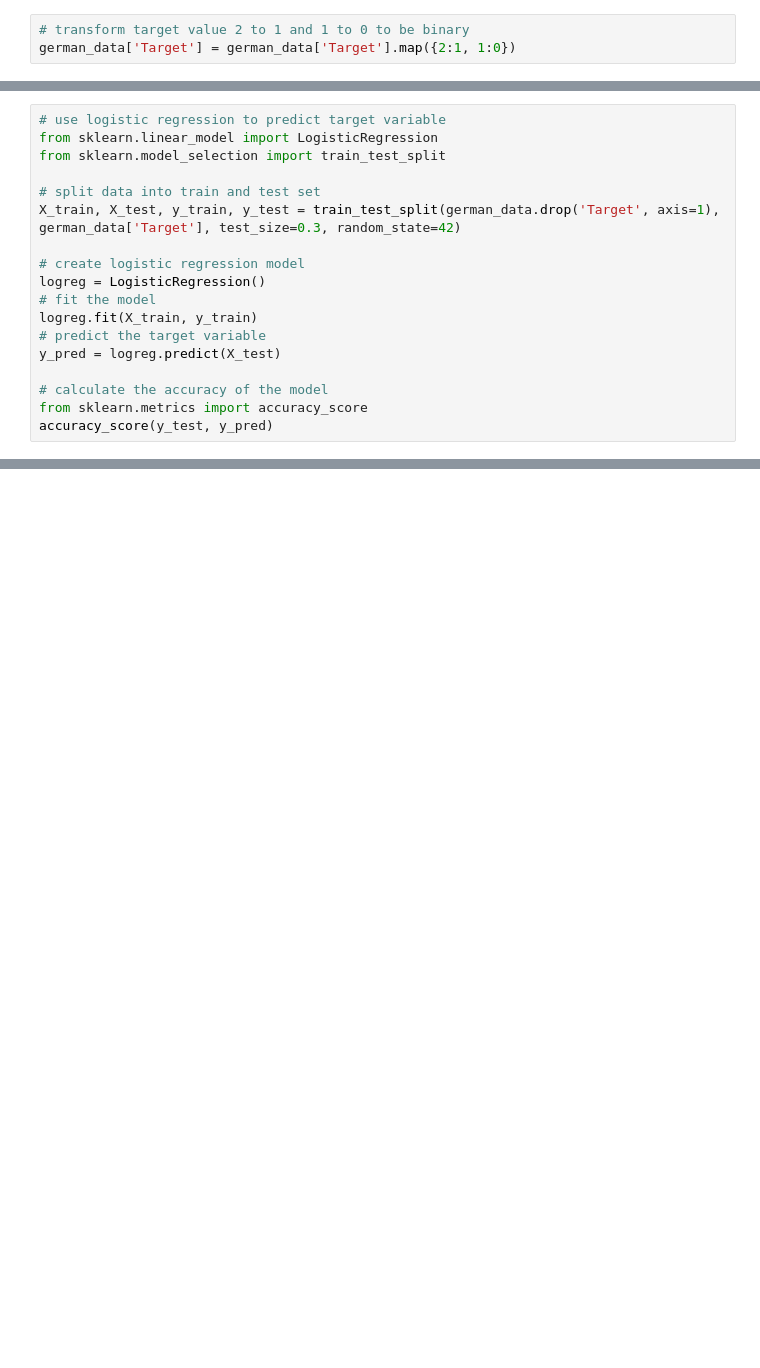
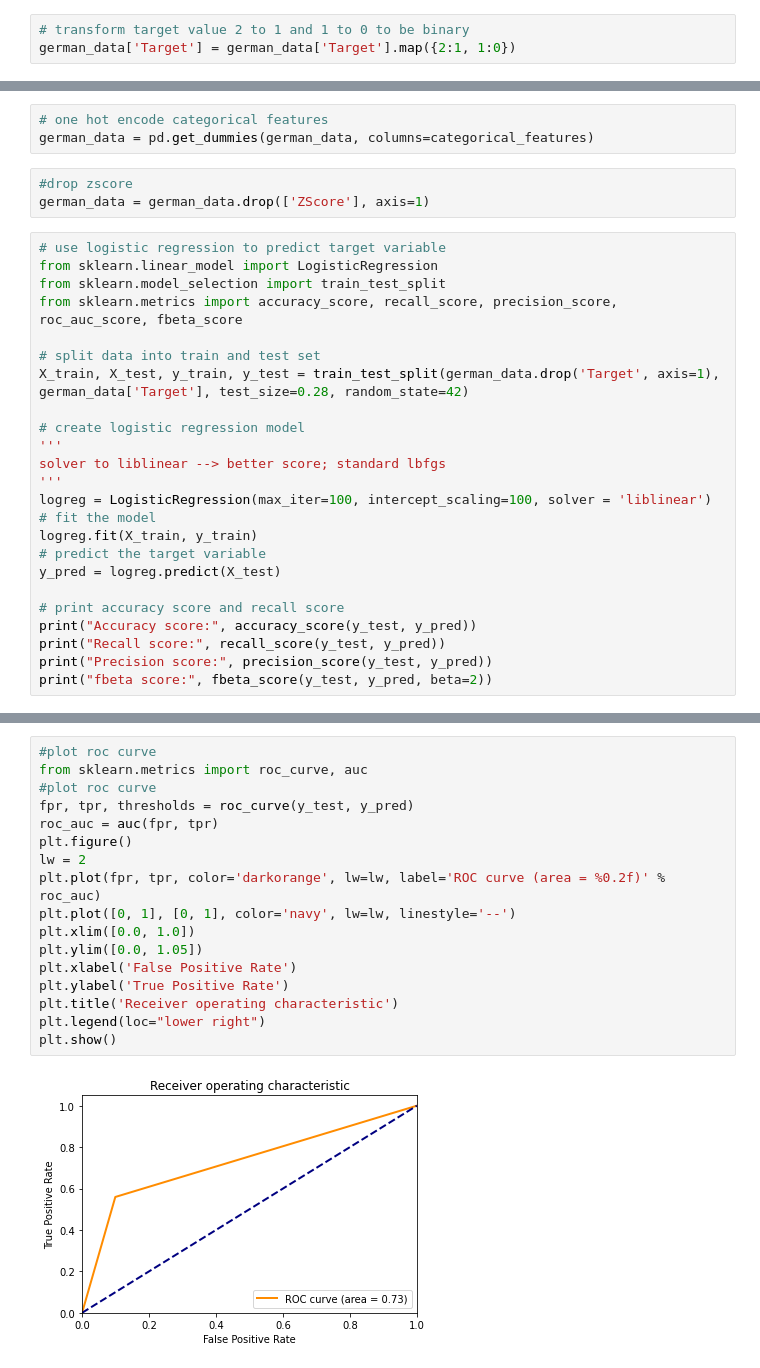
Before and after one commit to DanielGit4/AML, a Jupyter notebook: German_Credit_data/eda.ipynb, the cells around one changed output, grey strips where cells are left out. Drawn from its saved outputs; the diff is of its cells as text; blank space fills up the shorter version.

```diff
--- a/German_Credit_data/eda.ipynb
+++ b/German_Credit_data/eda.ipynb
@@ -189,19 +229,31 @@ german_data['Target'] = german_data['Target'].map({2:1, 1:0})
+# %%
+# one hot encode categorical features
+german_data = pd.get_dummies(german_data, columns=categorical_features)
+# %%
+#drop zscore
+german_data = german_data.drop(['ZScore'], axis=1)
 # %%
 # use logistic regression to predict target variable
 from sklearn.linear_model import LogisticRegression
 from sklearn.model_selection import train_test_split
+from sklearn.metrics import accuracy_score, recall_score, precision_score, roc_auc_score, fbeta_score
 
 # split data into train and test set
-X_train, X_test, y_train, y_test = train_test_split(german_data.drop('Target', axis=1), german_data['Target'], test_size=0.3, random_state=42)
+X_train, X_test, y_train, y_test = train_test_split(german_data.drop('Target', axis=1), german_data['Target'], test_size=0.28, random_state=42)
 
 # create logistic regression model
-logreg = LogisticRegression()
+'''
+solver to liblinear --> better score; standard lbfgs
+'''
+logreg = LogisticRegression(max_iter=100, intercept_scaling=100, solver = 'liblinear')
 # fit the model
 logreg.fit(X_train, y_train)
 # predict the target variable
 y_pred = logreg.predict(X_test)
 
-# calculate the accuracy of the model
-from sklearn.metrics import accuracy_score
-accuracy_score(y_test, y_pred)
+# print accuracy score and recall score
+print("Accuracy score:", accuracy_score(y_test, y_pred))
+print("Recall score:", recall_score(y_test, y_pred))
+print("Precision score:", precision_score(y_test, y_pred))
+print("fbeta score:", fbeta_score(y_test, y_pred, beta=2))
 # %% [output]
@@ -208,0 +279,19 @@ ValueError: could not convert string to float: 'delay in paying off in the past'
+# %%
+#plot roc curve
+from sklearn.metrics import roc_curve, auc
+#plot roc curve
+fpr, tpr, thresholds = roc_curve(y_test, y_pred)
+roc_auc = auc(fpr, tpr)
+plt.figure()
+lw = 2
+plt.plot(fpr, tpr, color='darkorange', lw=lw, label='ROC curve (area = %0.2f)' % roc_auc)
+plt.plot([0, 1], [0, 1], color='navy', lw=lw, linestyle='--')
+plt.xlim([0.0, 1.0])
+plt.ylim([0.0, 1.05])
+plt.xlabel('False Positive Rate')
+plt.ylabel('True Positive Rate')
+plt.title('Receiver operating characteristic')
+plt.legend(loc="lower right")
+plt.show()
+# %% [output]
+[figure, added]
```
Also changed, not shown: parts of 7 cells of this notebook.
